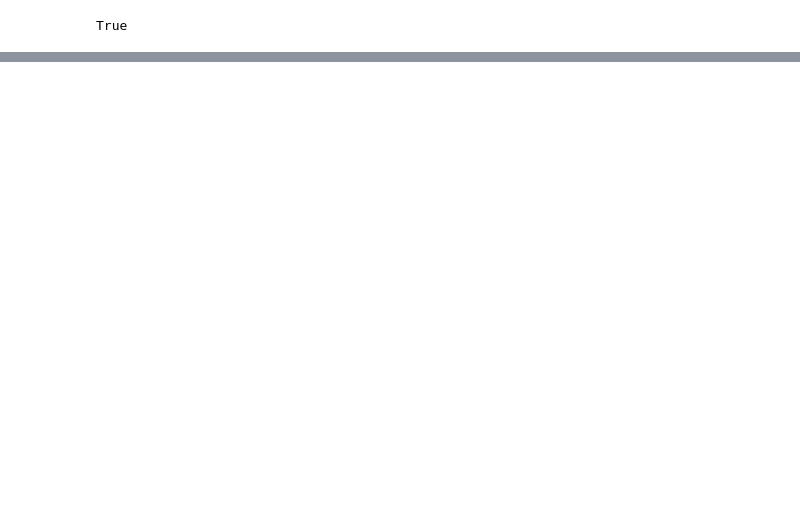
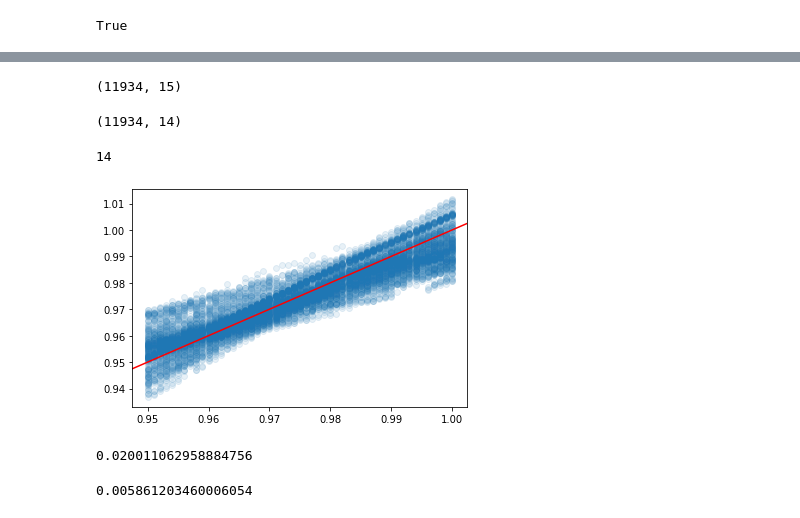
Before and after one commit to diascarolina/fundamentos-analise-dados, a Jupyter notebook: trabalho01/tests.ipynb, the cells around one changed output, grey strips where cells are left out. Drawn from its saved outputs; the diff is of its cells as text; code cells hidden in the pictures; blank space fills up the shorter version.

```diff
--- a/trabalho01/tests.ipynb
+++ b/trabalho01/tests.ipynb
@@ -152,0 +189,39 @@ Fuel flow
+# %%
+data = raw_data.copy()
+data.drop(["GT Turbine decay state coefficient",
+          "Port Propeller Torque",
+          "GT Compressor inlet air pressure"],
+          axis=1,
+          inplace=True)
+
+print(data.shape)
+
+X = data.drop(["GT Compressor decay state coefficient"],
+              axis=1)
+
+y = data[["GT Compressor decay state coefficient"]]
+
+X.shape
+# %% [output]
+(11934, 15)
+(11934, 14)
+# %%
+X_train, X_test, y_train, y_test = train_test_split(X, y, test_size=0.3, random_state=12)
+# %%
+Q, R = np.linalg.qr(X_train)
+coefs_lineares = np.linalg.solve(R, np.dot(Q.T, y_train))
+# %%
+len(coefs_lineares)
+# %% [output]
+14
+# %%
+y_train_preds = []
+
+for i in range(len(X_train)):
+    y_train_preds.append(np.dot(np.squeeze(coefs_lineares), X_train.iloc[i].values))
+# %%
+plt.scatter(x=y_train, y=y_train_preds, alpha=0.1)
+plt.axline((1, 1), slope=1, color='r')
+plt.show()
+# %% [output]
+[figure, added]
@@ -152,0 +231,10 @@ Fuel flow
+# %%
+rmse(np.array(y_train_preds), y_train.values)
+# %% [output]
+0.020011062958884756
+# %%
+from sklearn.metrics import mean_squared_error
+
+mean_squared_error(np.array(y_train_preds), y_train.values, squared=False)
+# %% [output]
+0.005861203460006054
```
Also changed, not shown: parts of 15 cells of this notebook.
